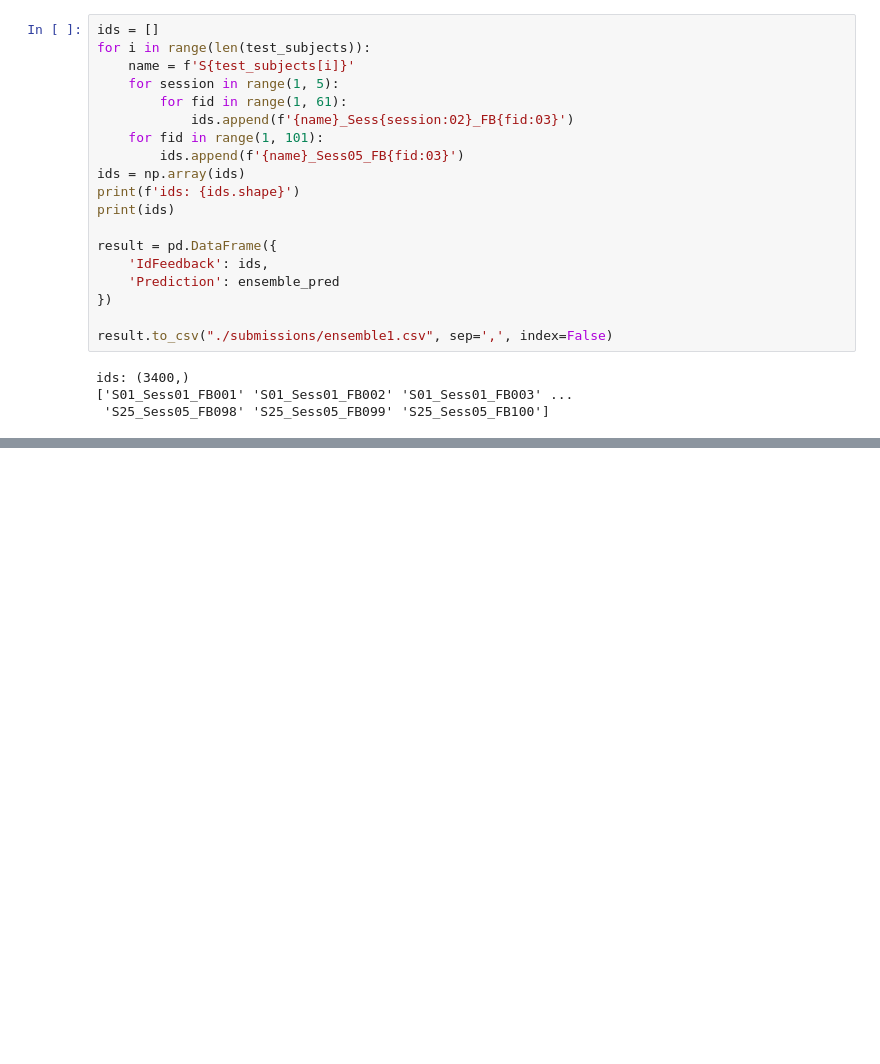
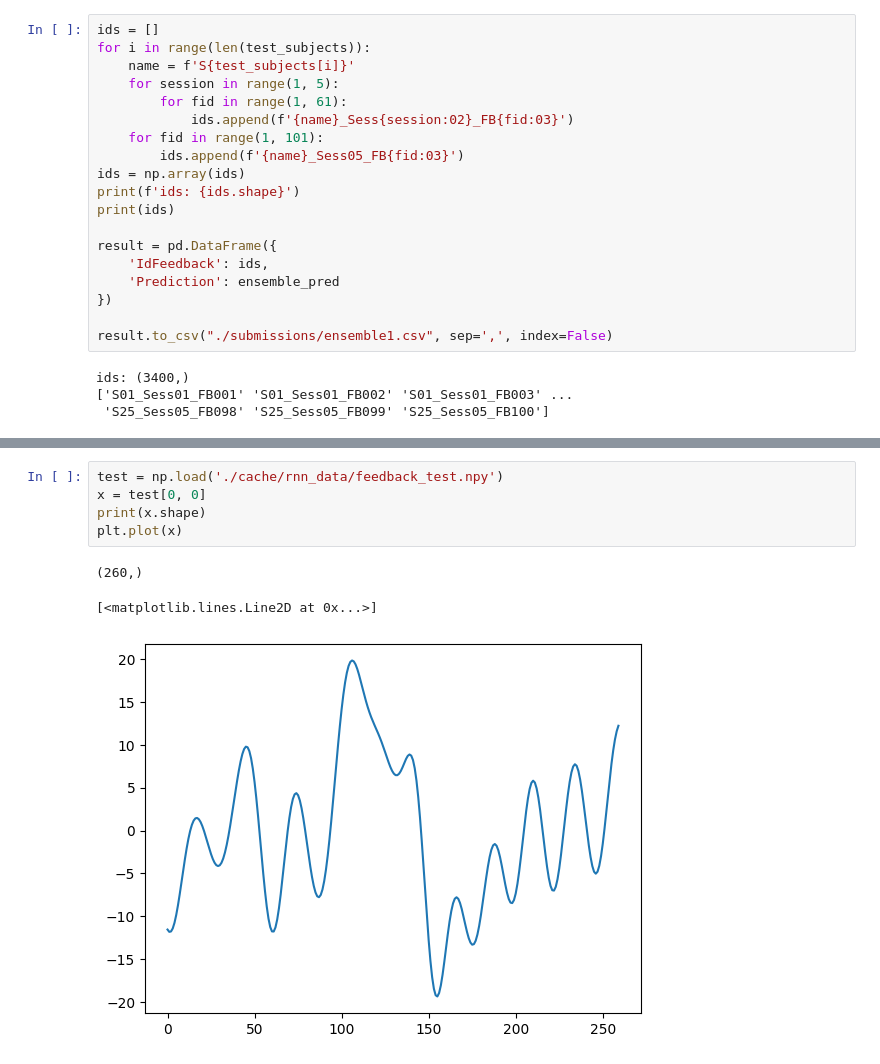
Before and after one commit to nspyrop03/bci-challenge-ner15, a Jupyter notebook: generate_rnn_data.ipynb, the cells around one changed output, grey strips where cells are left out. Cells and saved outputs as stored; diff of their text form; blank space fills up the shorter version.

```diff
--- a/generate_rnn_data.ipynb
+++ b/generate_rnn_data.ipynb
@@ -136,0 +175,9 @@ ids: (3400,)
+# %%
+test = np.load('./cache/rnn_data/feedback_test.npy')
+x = test[0, 0]
+print(x.shape)
+plt.plot(x)
+# %% [output]
+(260,)
+[<matplotlib.lines.Line2D at 0x...>]
+[figure, added]
```
Also changed, not shown: parts of 2 cells of this notebook, 3 other files.
